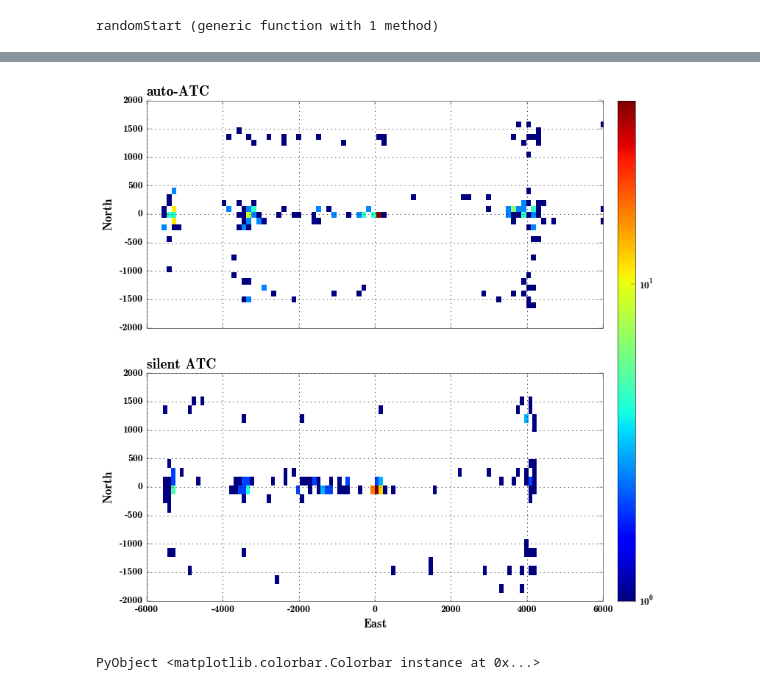
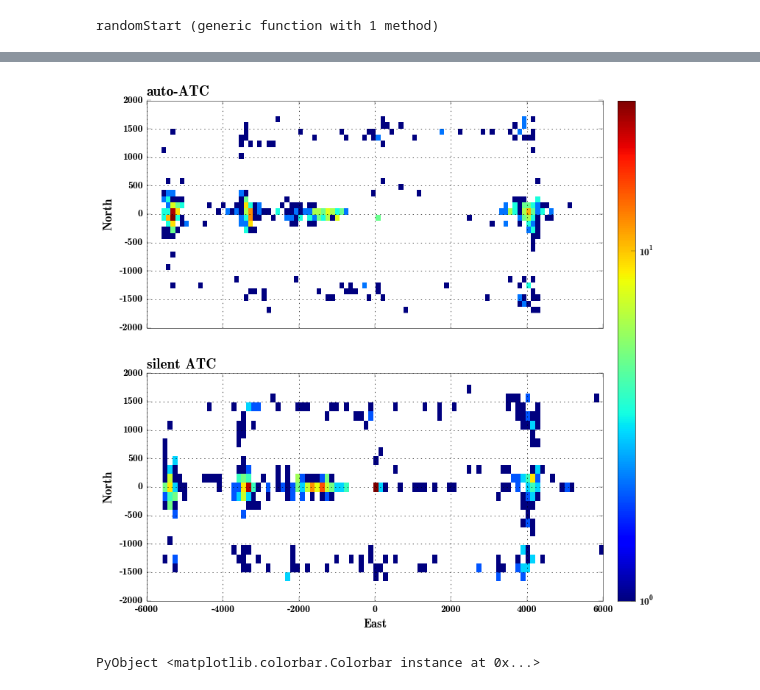
Before and after one commit to sisl/autoATC, a Jupyter notebook: 3dsim.ipynb, the cells around one changed output, grey strips where cells are left out. Cells and saved outputs as stored; diff of their text form; code cells hidden in the pictures.

```diff
--- a/3dsim.ipynb
+++ b/3dsim.ipynb
@@ -179,24 +172,26 @@ sStart = [:T, :T, :T, :T]
 
 srand(rng,uint32(1))
 
-N = 200
+N = 500
 tStat = zeros(3,3,N)
 alertCounts = zeros(Uint64, 3,3,N)
 
 flightTimes = zeros(3,3,N)
 
-collisionPos = {:MDP=> zeros(3,N,3),:MDP2=> zeros(3,N,3), :None=> zeros(3,N,3)} #Last 3 is for 3D position @ collision
+collisionPos = {:MDP=> zeros(3,N,3),:MDP_periodic=> zeros(3,N,3), :None=> zeros(3,N,3)} #Last 3 is for 3D position @ collision
 
 stop = false
 
 betaIdx = 0
-betaVals = [0.0, 0.01, 0.1]
+betaVals = [0.0f0, 0.01f0, 0.1f0]
+AoptList = [loadPolicy(1., beta) for beta in betaVals]
 @time for beta in betaVals
-  betaIdx += 1
-  data = load("CTMDPpolicy_a_1.0_b_"*string(beta)*".jld"); Aopt = data["Aopt"];
 
-  atcIdx = 0
-  for atcType in [:MDP, :MDP2, :None] # [:MDP, :MDP2, :None]
+    betaIdx += 1
+    Aopt = AoptList[betaIdx]
+
+    atcIdx = 0
+    for atcType in [:MDP, :MDP_periodic, :None]
     atcIdx += 1
     if stop
         break
@@ -246,34 +241,34 @@ end
 # %%
 fig, axes = plt.subplots(nrows=2, ncols=1, sharex=true, sharey=true, figsize=(8,8.5))
 #fig[:subplots_adjust](hspace=1)
 
 
 betaIdx = 1;
 k = 0
-for atcType in [:MDP2, :None]
+for atcType in [:MDP_periodic, :None]
     k += 1
     PyPlot.subplot(2,1,k)
     Y = collisionPos[atcType][betaIdx,:,1]
     X = collisionPos[atcType][betaIdx,:,2]
     X = X[!isnan(X)]; Y = Y[!isnan(Y)]
     matrix = PyPlot.hist2D(X,Y,bins=[15,10]*6,cmin=1, norm=plt.matplotlib[:colors][:LogNorm]());#,color=colors[k],normed=true)#Y,linestyle="", marker=".",markersize=2,color=colors[k])
 
     ax = PyPlot.gca();
     # #PyPlot.axis("equal")
     PyPlot.ylabel("North")
     k == 2 && PyPlot.xlabel("East")
     PyPlot.xlim([-6000, 6000])
     PyPlot.ylim([-2000, 2000])
     #ax[:set_aspect](1.5)
     PyPlot.grid("on")
     PyPlot.title(k == 1 ? "auto-ATC" : "silent ATC",loc="left",fontsize=14)
 end
 
 cax = plt.axes([0.925, 0.1, 0.03, .8])
 PyPlot.colorbar(ax=axes,cax=cax, use_gridspec=false,orientation="vertical")#, pad=.1, anchor=(6, 6.0))
 #plt.savefig("/home/zouhair/Dropbox/AA229/project/ATMS2015/collision_location.pgf", bbox_inches="tight")
 # %% [output]
-[figure, old version]
+[figure, new version]
 PyObject <matplotlib.colorbar.Colorbar instance at 0x...>
 # %%
 histData_x = Vector{Float64}[]
```
Also changed, not shown: parts of 13 cells of this notebook, 3 other files.
